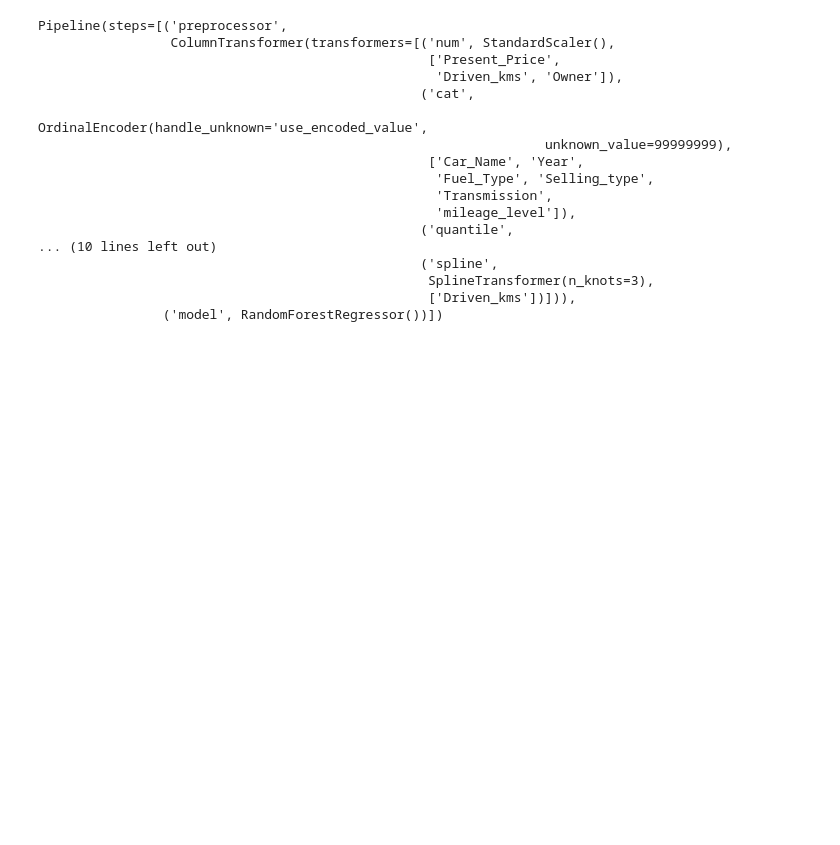
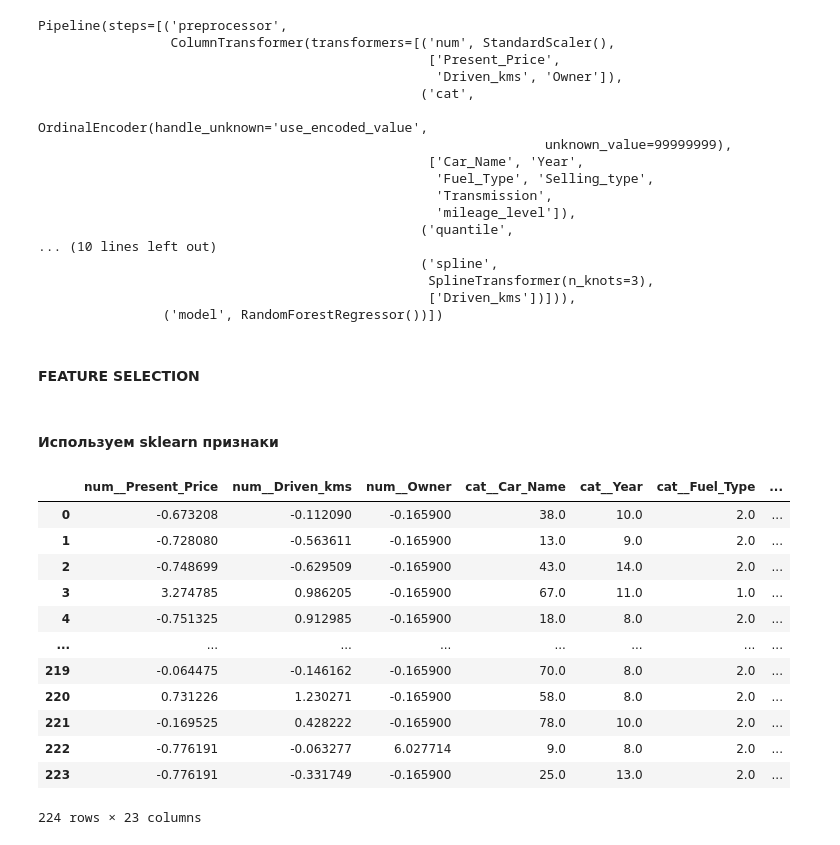
Before and after one commit to ViktorovGO/IIS_LR1, a Jupyter notebook: research/research.ipynb, the cells around one changed output. Cells and saved outputs as stored; diff of their text form; code cells hidden in the pictures; blank space fills up the shorter version.

```diff
--- a/research/research.ipynb
+++ b/research/research.ipynb
@@ -508,3 +491,24 @@ Pipeline(steps=[('preprocessor',
                                                   SplineTransformer(n_knots=3),
                                                   ['Driven_kms'])])),
                 ('model', RandomForestRegressor())])
+# %% [markdown]
+#### FEATURE SELECTION
+# %% [markdown]
+#### Используем sklearn признаки
+# %%
+from sklearn.feature_selection import RFE
+X_train_sklearn
+# %% [output]
+|  | num__Present_Price | num__Driven_kms | num__Owner | cat__Car_Name | cat__Year | cat__Fuel_Type | ... |
+| 0 | -0.673208 | -0.112090 | -0.165900 | 38.0 | 10.0 | 2.0 | ... |
+| 1 | -0.728080 | -0.563611 | -0.165900 | 13.0 | 9.0 | 2.0 | ... |
+| 2 | -0.748699 | -0.629509 | -0.165900 | 43.0 | 14.0 | 2.0 | ... |
+| 3 | 3.274785 | 0.986205 | -0.165900 | 67.0 | 11.0 | 1.0 | ... |
+| 4 | -0.751325 | 0.912985 | -0.165900 | 18.0 | 8.0 | 2.0 | ... |
+| ... | ... | ... | ... | ... | ... | ... | ... |
+| 219 | -0.064475 | -0.146162 | -0.165900 | 70.0 | 8.0 | 2.0 | ... |
+| 220 | 0.731226 | 1.230271 | -0.165900 | 58.0 | 8.0 | 2.0 | ... |
+| 221 | -0.169525 | 0.428222 | -0.165900 | 78.0 | 10.0 | 2.0 | ... |
+| 222 | -0.776191 | -0.063277 | 6.027714 | 9.0 | 8.0 | 2.0 | ... |
+| 223 | -0.776191 | -0.331749 | -0.165900 | 25.0 | 13.0 | 2.0 | ... |
+224 rows × 23 columns
```
Also changed, not shown: parts of 52 cells of this notebook, 6 other files.
